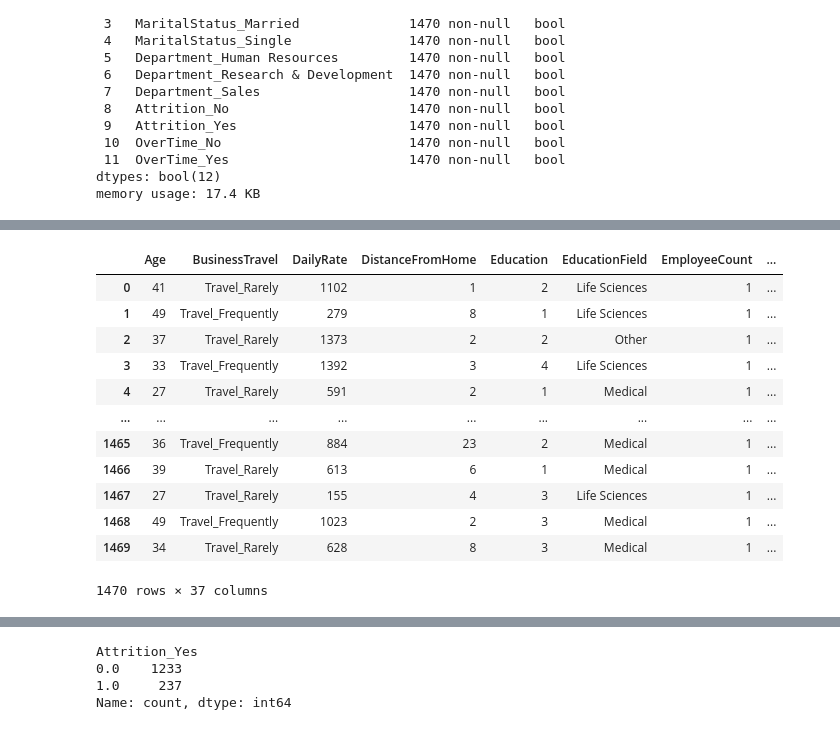
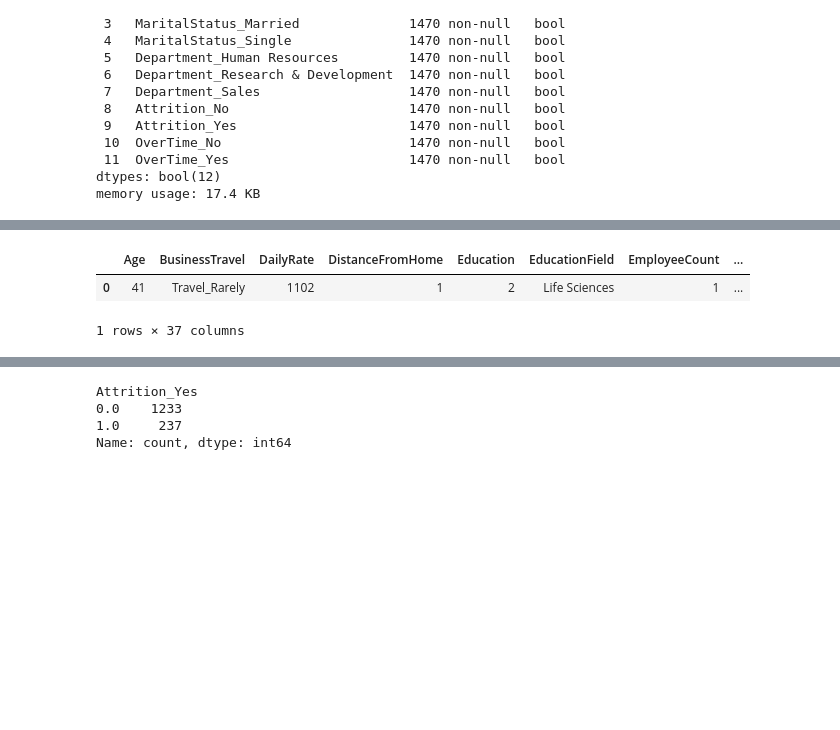
Before and after one commit to YashBhushanPandey042/IBM-Attrition-prediction, a Jupyter notebook: MiniModel.ipynb, the cells around one changed output, grey strips where cells are left out. Cells and saved outputs as stored; diff of their text form; code cells hidden in the pictures; blank space fills up the shorter version.

```diff
--- a/MiniModel.ipynb
+++ b/MiniModel.ipynb
@@ -90,20 +86,10 @@ df_encoded.head(5)
 # %%
 df_new=df.drop(["Gender","MaritalStatus","Department","Attrition","OverTime"],axis=1)
 # %%
-df=pd.concat([df_new.reset_index(drop=True),df_encoded.reset_index(drop=True)],axis=1)
-df
+df1=pd.concat([df_new.reset_index(drop=True),df_encoded.reset_index(drop=True)],axis=1)
+df1.head(1)
 # %% [output]
 |  | Age | BusinessTravel | DailyRate | DistanceFromHome | Education | EducationField | EmployeeCount | ... |
 | 0 | 41 | Travel_Rarely | 1102 | 1 | 2 | Life Sciences | 1 | ... |
-| 1 | 49 | Travel_Frequently | 279 | 8 | 1 | Life Sciences | 1 | ... |
-| 2 | 37 | Travel_Rarely | 1373 | 2 | 2 | Other | 1 | ... |
-| 3 | 33 | Travel_Frequently | 1392 | 3 | 4 | Life Sciences | 1 | ... |
-| 4 | 27 | Travel_Rarely | 591 | 2 | 1 | Medical | 1 | ... |
-| ... | ... | ... | ... | ... | ... | ... | ... | ... |
-| 1465 | 36 | Travel_Frequently | 884 | 23 | 2 | Medical | 1 | ... |
-| 1466 | 39 | Travel_Rarely | 613 | 6 | 1 | Medical | 1 | ... |
-| 1467 | 27 | Travel_Rarely | 155 | 4 | 3 | Life Sciences | 1 | ... |
-| 1468 | 49 | Travel_Frequently | 1023 | 2 | 3 | Medical | 1 | ... |
-| 1469 | 34 | Travel_Rarely | 628 | 8 | 3 | Medical | 1 | ... |
-1470 rows × 37 columns
+1 rows × 37 columns
 # %%
```
Also changed, not shown: parts of 20 cells of this notebook.
